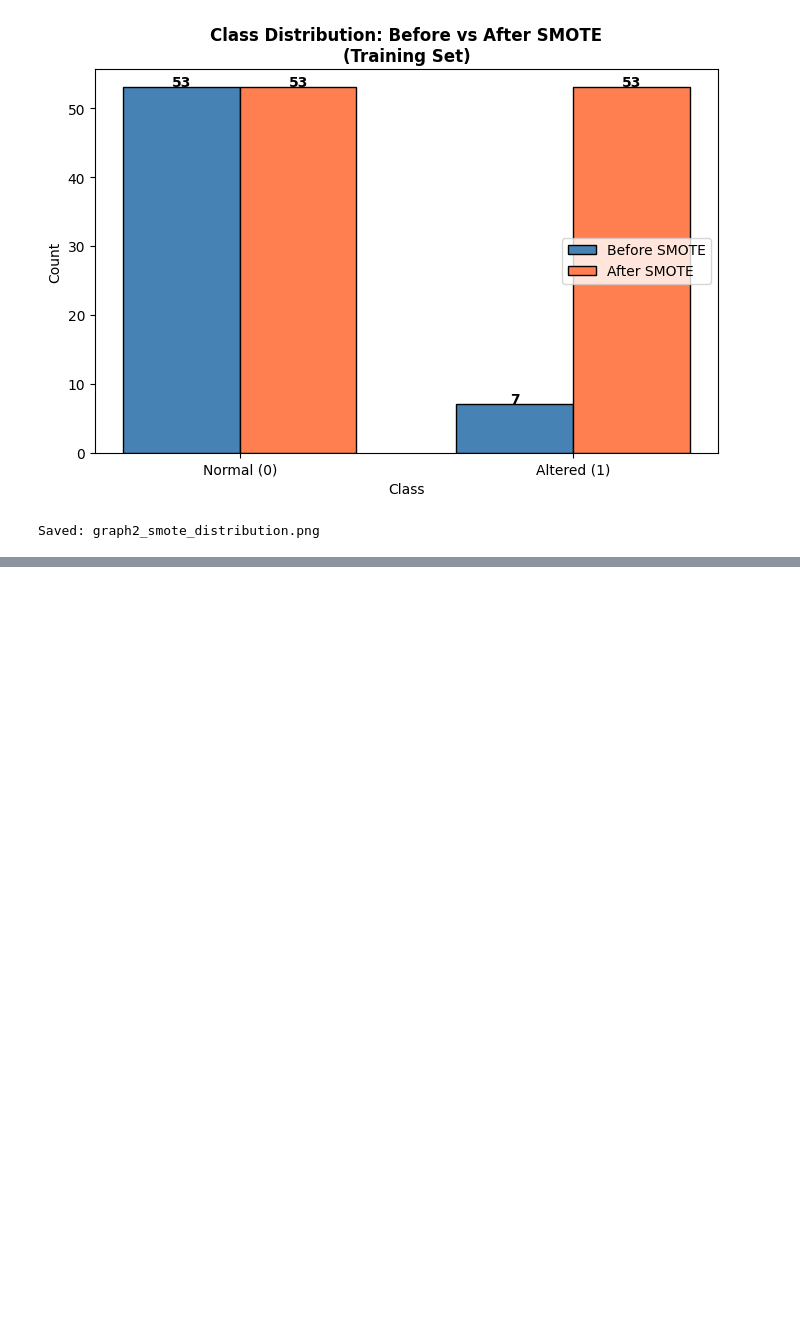
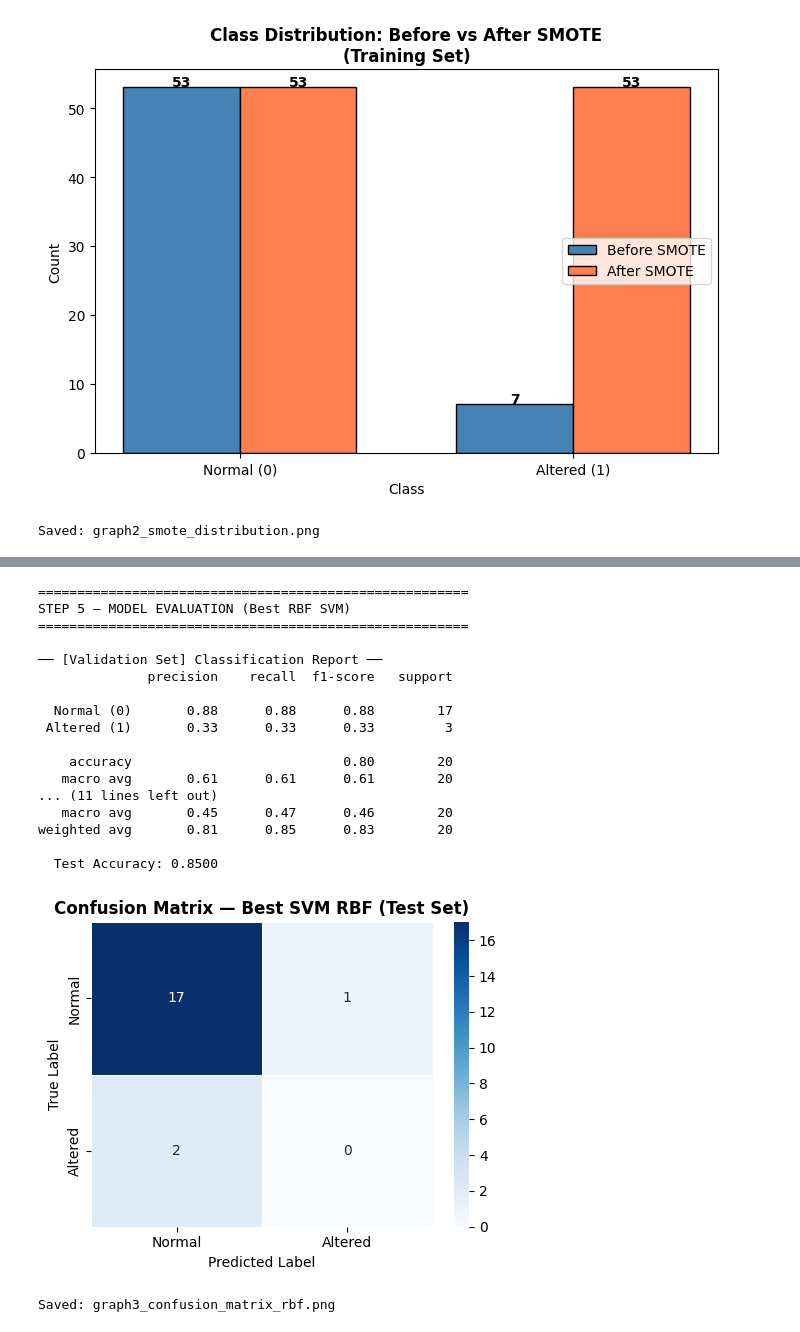
Before and after one commit to Jayesh-980/AI-Project, a Jupyter notebook: project.ipynb, the cells around one changed output, grey strips where cells are left out. Saved outputs shown, nothing was run; the diff lists cells and outputs as text; code cells hidden in the pictures; blank space fills up the shorter version.

```diff
--- a/project.ipynb
+++ b/project.ipynb
@@ -299,0 +339,57 @@ Saved: graph2_smote_distribution.png
+# %%
+print("\n" + "=" * 55)
+print("STEP 5 — MODEL EVALUATION (Best RBF SVM)")
+print("=" * 55)
+
+# ── 5a: Validation Set Performance ──
+y_pred_val = best_model.predict(X_val_pca)
+val_accuracy = best_model.score(X_val_pca, y_val)
+
+print("\n── [Validation Set] Classification Report ──")
+print(classification_report(y_val, y_pred_val,
+                             target_names=['Normal (0)', 'Altered (1)']))
+print(f"  Validation Accuracy: {val_accuracy:.4f}")
+
+# ── 5b: Test Set Performance (final evaluation) ──
+y_pred_rbf = best_model.predict(X_test_pca)
+rbf_accuracy = best_model.score(X_test_pca, y_test)
+
+print("\n── [Test Set — Final] Classification Report ──")
+print(classification_report(y_test, y_pred_rbf,
+                             target_names=['Normal (0)', 'Altered (1)']))
+print(f"  Test Accuracy: {rbf_accuracy:.4f}")
+
+# ── Graph 3 (Mandatory) : Confusion Matrix on Test Set ──
+cm = confusion_matrix(y_test, y_pred_rbf)
+fig, ax = plt.subplots(figsize=(5, 4))
+sns.heatmap(cm, annot=True, fmt='d', cmap='Blues',
+            xticklabels=['Normal', 'Altered'],
+            yticklabels=['Normal', 'Altered'],
+            linewidths=0.5, ax=ax)
+ax.set_title('Confusion Matrix — Best SVM RBF (Test Set)', fontweight='bold')
+ax.set_xlabel('Predicted Label')
+ax.set_ylabel('True Label')
+plt.tight_layout()
+plt.savefig('graph3_confusion_matrix_rbf.png', dpi=150)
+plt.show()
+print("Saved: graph3_confusion_matrix_rbf.png")
+# %% [output]
+=======================================================
+STEP 5 — MODEL EVALUATION (Best RBF SVM)
+=======================================================
+
+── [Validation Set] Classification Report ──
+              precision    recall  f1-score   support
+
+  Normal (0)       0.88      0.88      0.88        17
+ Altered (1)       0.33      0.33      0.33         3
+
+    accuracy                           0.80        20
+   macro avg       0.61      0.61      0.61        20
+... (11 lines left out)
+   macro avg       0.45      0.47      0.46        20
+weighted avg       0.81      0.85      0.83        20
+
+  Test Accuracy: 0.8500
+[figure, added]
+Saved: graph3_confusion_matrix_rbf.png
```
Also changed, not shown: parts of 4 cells of this notebook, 4 other files.
